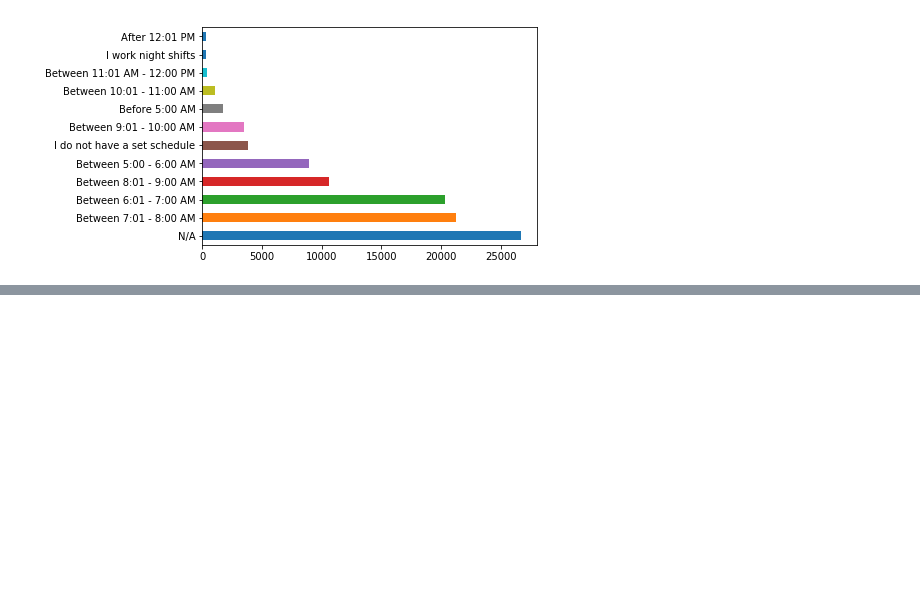
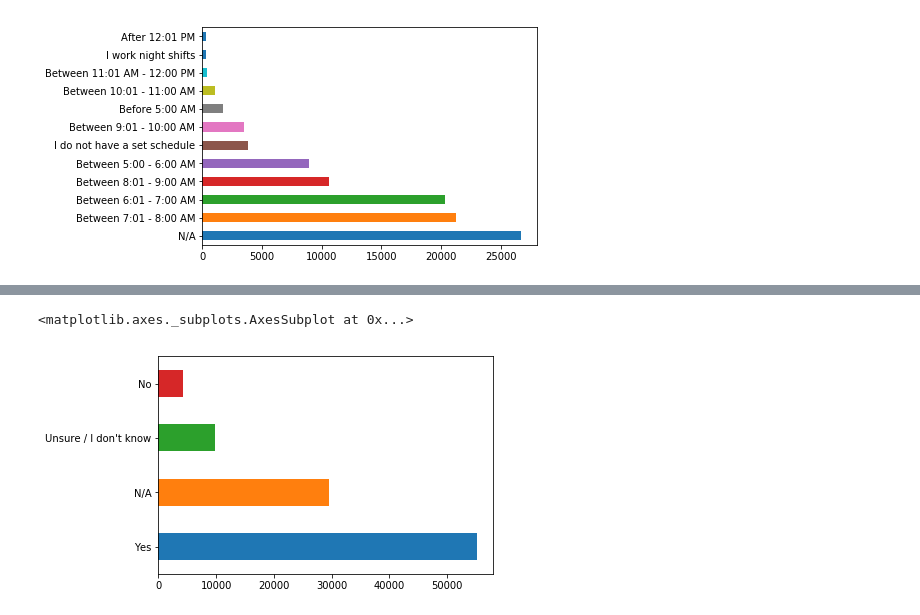
Before and after one commit to iliakplv/overflow, a Jupyter notebook: analysis.ipynb, the cells around one changed output, grey strips where cells are left out. Cells and saved outputs as stored; diff of their text form; code cells hidden in the pictures; blank space fills up the shorter version.

```diff
--- a/analysis.ipynb
+++ b/analysis.ipynb
@@ -177,0 +198,6 @@ df['WakeTime'].fillna('N/A').value_counts().plot(kind='barh')
+# %%
+# Do you believe that you have an obligation to consider the ethical implications of the code that you write?
+df['EthicalImplications'].fillna('N/A').value_counts().plot(kind='barh')
+# %% [output]
+<matplotlib.axes._subplots.AxesSubplot at 0x...>
+[figure, added]
```
Also changed, not shown: parts of 17 cells of this notebook.
